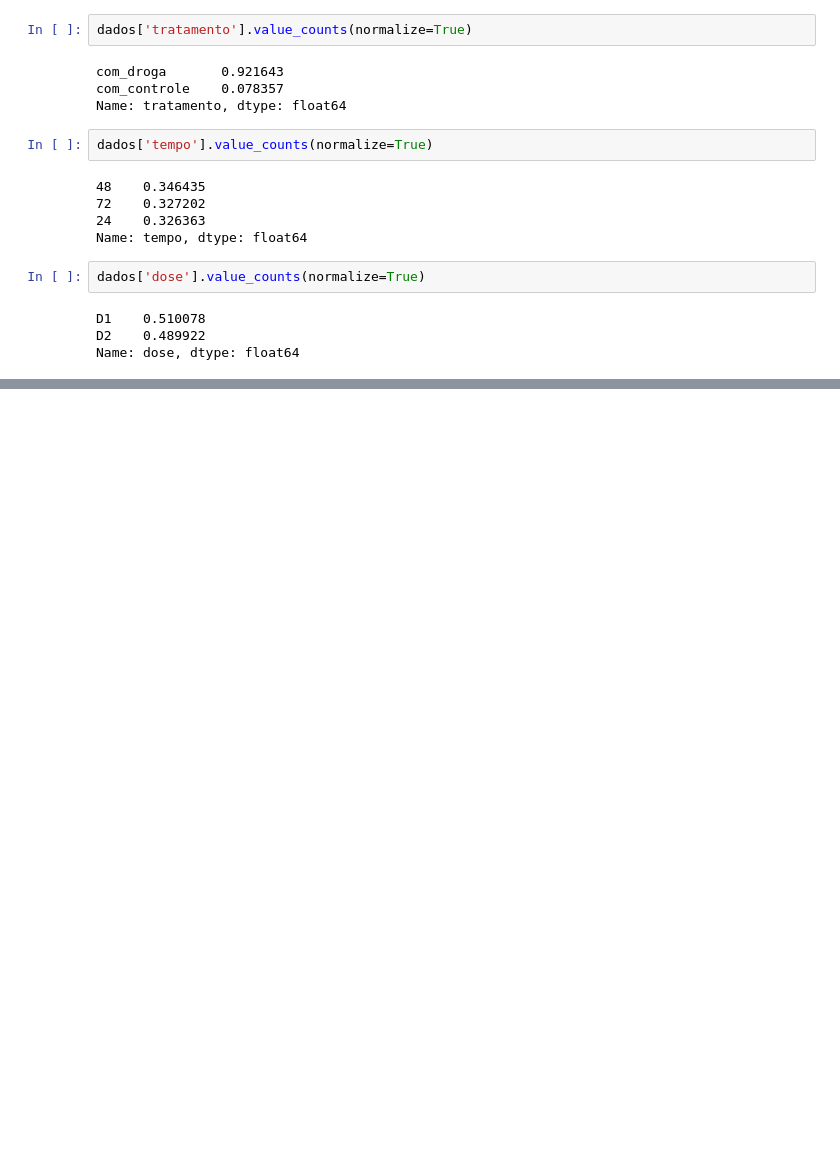
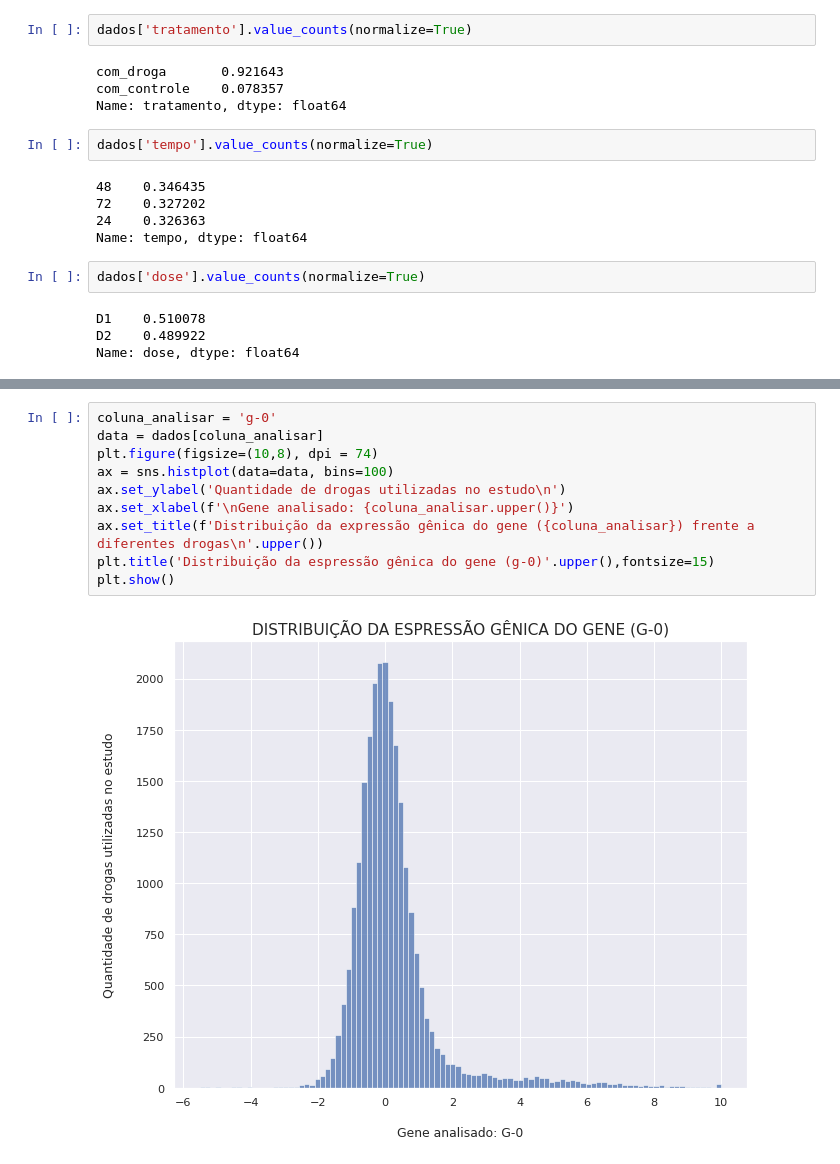
Before and after one commit to Bruno-Marin/ImersaoDados, a Jupyter notebook: Aula01.ipynb, the cells around one changed output, grey strips where cells are left out. Saved outputs shown, nothing was run; the diff lists cells and outputs as text; blank space fills up the shorter version.

```diff
--- a/Aula01.ipynb
+++ b/Aula01.ipynb
@@ -164,0 +143,12 @@ dados_filtrados.head()
+# %%
+coluna_analisar = 'g-0'
+data = dados[coluna_analisar]
+plt.figure(figsize=(10,8), dpi = 74)
+ax = sns.histplot(data=data, bins=100)
+ax.set_ylabel('Quantidade de drogas utilizadas no estudo\n')
+ax.set_xlabel(f'\nGene analisado: {coluna_analisar.upper()}')
+ax.set_title(f'Distribuição da expressão gênica do gene ({coluna_analisar}) frente a diferentes drogas\n'.upper())
+plt.title('Distribuição da espressão gênica do gene (g-0)'.upper(),fontsize=15)
+plt.show()
+# %% [output]
+[figure, added]
```
Also changed, not shown: parts of 9 cells of this notebook.
